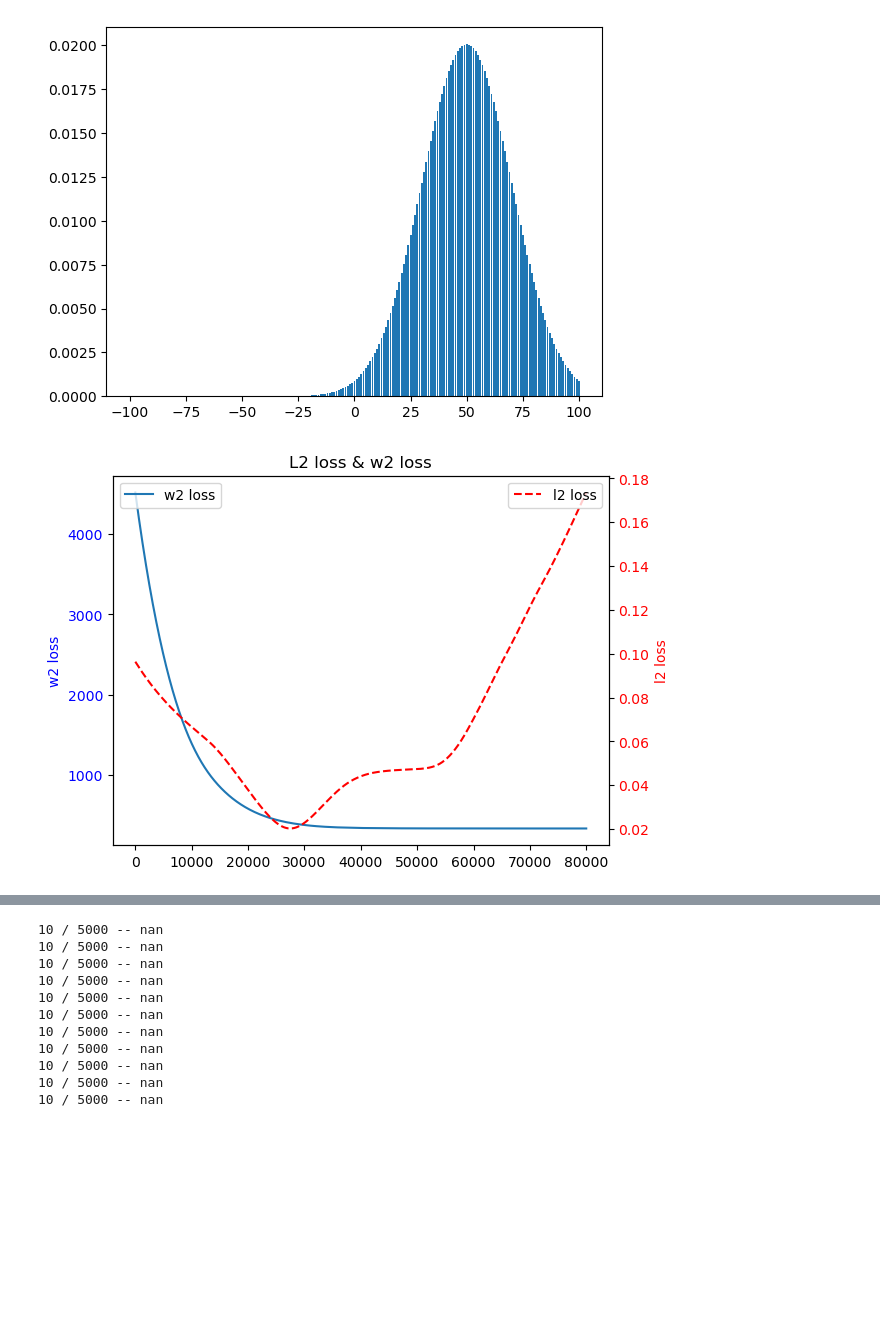
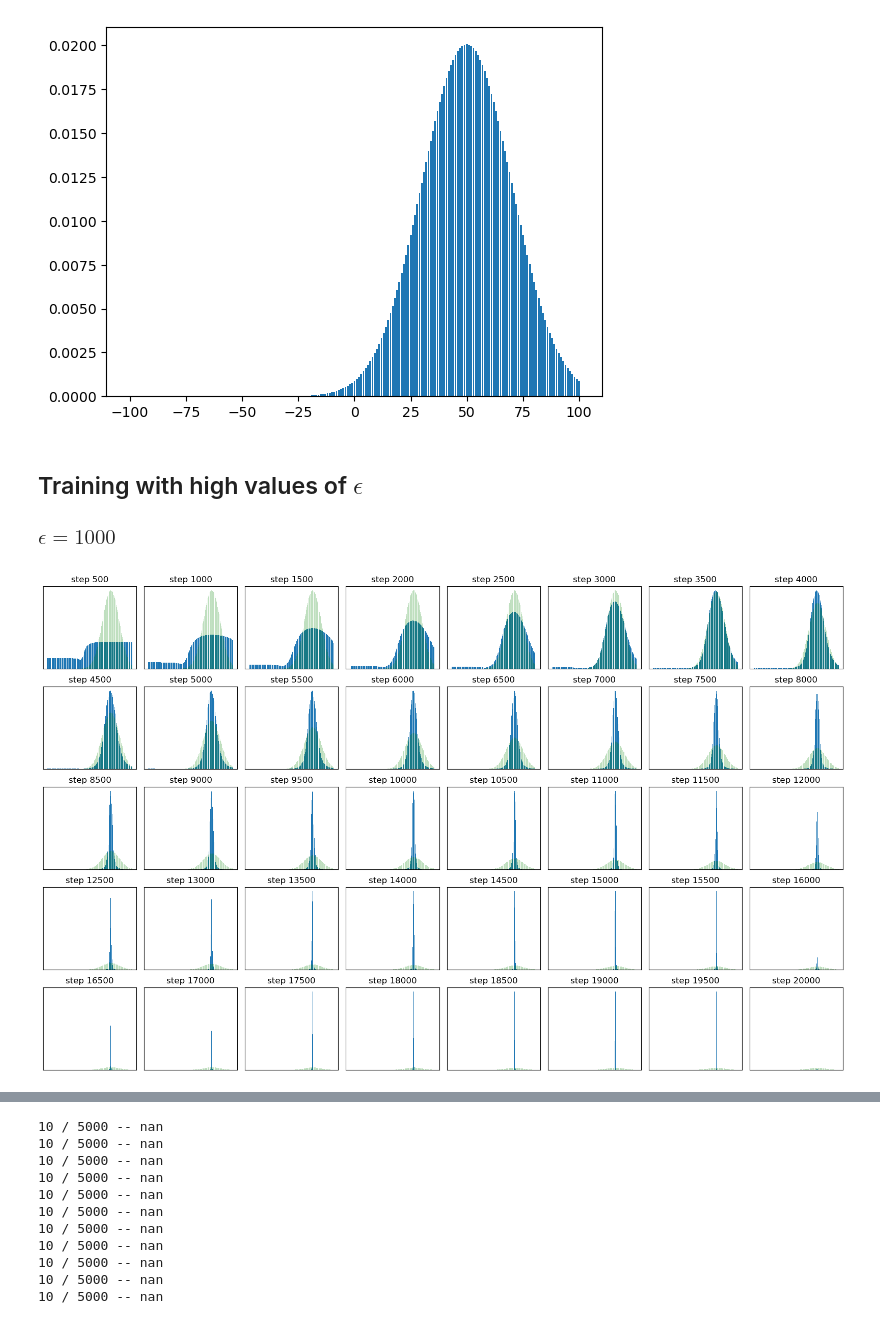
Before and after one commit to jacobe90/birdflow-bilevel, a Jupyter notebook: dev-notebooks/ott-jax-toy-example.ipynb, the cells around one changed output, grey strips where cells are left out. Drawn from its saved outputs; the diff is of its cells as text; code cells hidden in the pictures; blank space fills up the shorter version.

Commit message:
testing with high values of epsilon

```diff
--- a/dev-notebooks/ott-jax-toy-example.ipynb
+++ b/dev-notebooks/ott-jax-toy-example.ipynb
@@ -22,17 +25,24 @@ plt.bar(X, mu_true)
 # %% [output]
 <BarContainer object of 201 artists>
 [figure]
+# %%
+# default epsilon
+X = X.astype(jnp.float32)
+X_reshaped = X.reshape((X.shape[0], 1)).astype(jnp.float32)
+pc = pointcloud.PointCloud(X_reshaped, X_reshaped, epsilon=None)
+eps_default = pc.epsilon
 # %%
-solve_fn = jax.jit(linear.solve, static_argnames=['max_iterations', 'progress_fn'])
+solve_fn = jax.jit(linear.solve, static_argnames=['max_iterations', 'progress_fn', 'tau_a', 'tau_b'])
 progress_fn = utils.default_progress_fn()
 implicit_diff = ImplicitDiff(solver_kwargs={'max_steps': 5000})
 
 """
 Compute regularized ot cost for transporting between marginals mu and mu_true on geometry x
 """
-def ot_marginal_loss(mu: Float[Array, "n "], mu_true: Float[Array, "n "], x: Float[Array, "n d"], epsilon: Float):
+def ot_marginal_loss(mu: Float[Array, "n "], mu_true: Float[Array, "n "], x: Float[Array, "n d"], epsilon: Float, tau: Float):
     geom = pointcloud.PointCloud(x, x, epsilon=epsilon)
-    ot = solve_fn(geom, implicit_diff=ImplicitDiff(), a=mu, b=mu_true, max_iterations=5000)
+    #print(f"$\epsilon$: {geom.epsilon}")
+    ot = solve_fn(geom, implicit_diff=ImplicitDiff(), a=mu, b=mu_true, tau_a=tau, tau_b=tau, max_iterations=5000)
     return ot.reg_ot_cost
 
 def ot_marginal_loss_geom(mu: Float[Array, "n "], mu_true: Float[Array, "n "], x: Float[Array, "n d"], epsilon: Float):
@@ -138,27 +160,26 @@ def learn_marginal_logits(marginal: Float[Array, "n "], X: Float[Array, "n "], m
+# %% [markdown]
+## Training with high values of $\epsilon$
+
+### $\epsilon = 1000$
 # %%
-n_steps = 80000
-learned, theta_init, loss_vals = learn_marginal_logits(mu_true, X, ot_marginal_loss_geom, training_steps=n_steps, lr=1e-4)
+n_steps = 20000
+lr = 1e-4
+learned, thetas, loss_vals = learn_marginal_logits(mu_true, X, ot_marginal_loss, training_steps=n_steps, epsilon=1000)
 w2_loss_vals, l2_loss_vals = loss_vals
 
-# Create figure and first axis
-fig, ax1 = plt.subplots()
+# plot all thetas
 
-# Plot first dataset (left y-axis)
-ax1.plot(jnp.arange(1, n_steps+1, 1), w2_loss_vals, label="w2 loss")
-ax1.set_ylabel("w2 loss", color='b')
-ax1.tick_params(axis='y', labelcolor='b')
-
-# Create second axis (right y-axis)
-ax2 = ax1.twinx()  # Create a twin axis sharing the same x-axis
-ax2.plot(jnp.arange(1, n_steps+1, 1), l2_loss_vals, 'r--', label="l2 loss")
-ax2.set_ylabel("l2 loss", color='r')
-ax2.tick_params(axis='y', labelcolor='r')
-
-# Add legends
-ax1.legend(loc="upper left")
-ax2.legend(loc="upper right")
-
-plt.title("L2 loss & w2 loss")
+# Create figure and axes grid (5 rows, 8 columns)
+fig, axes = plt.subplots(5, 8, figsize=(16, 10))
+ax_list = axes.flat
+for i, (step, theta) in enumerate(thetas.items()):
+    learned_marginal = jax.nn.softmax(theta)
+    ax_list[i].bar(X, learned_marginal)
+    ax_list[i].bar(X, mu_true, color="green", alpha=0.25)
+    ax_list[i].set_title(f"step {step}")
+    ax_list[i].set_xticks([])
+    ax_list[i].set_yticks([])
+plt.tight_layout()
 plt.show()
 # %% [output]
-[figure, old version]
+[figure, new version]
```
Also changed, not shown: parts of 21 cells of this notebook.
